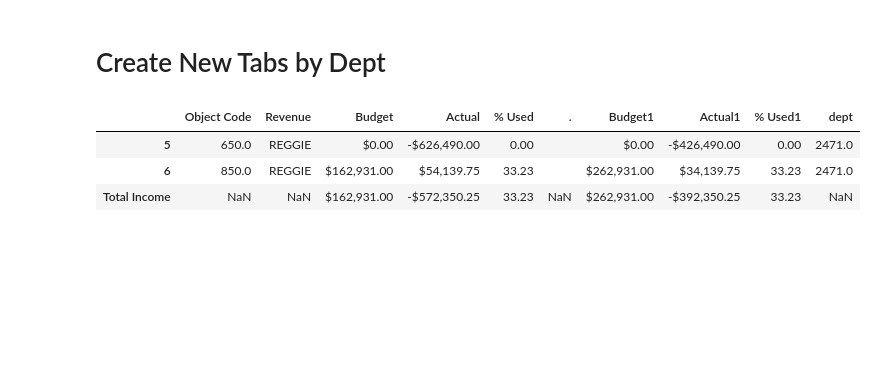
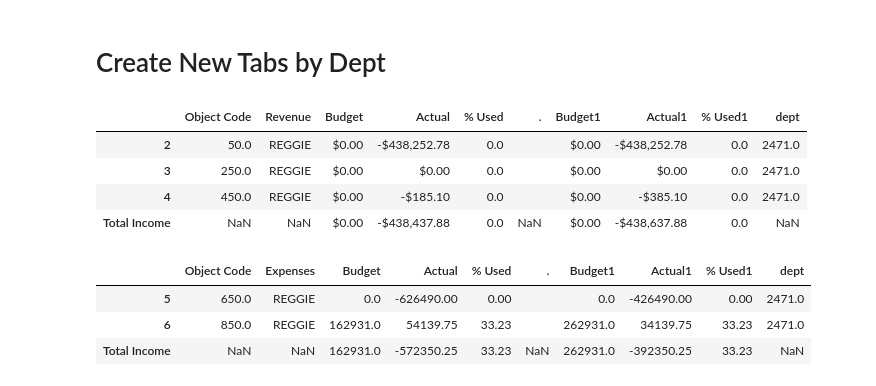
Before and after one commit to ScottySchmidt/accounting-finance-analyst, a Jupyter notebook: QrtRports.ipynb, the cells around one changed output. Drawn from its saved outputs; the diff is of its cells as text; code cells hidden in the pictures; blank space fills up the shorter version.

```diff
--- a/QrtRports.ipynb
+++ b/QrtRports.ipynb
@@ -68,8 +68,8 @@ data2.head()
 # %% [markdown]
 # Join Data with Previous Year Data
 # %%
-revDF=data.merge(data2, on='GL Account')
-revDF.head()
+data=data1.merge(data2, on='GL Account')
+data.head()
 # %% [output]
 |  | GL Account | Revenue | Budget | Actual | % Used | . | Budget1 | Actual1 | % Used1 |
 | 0 | 2470650 | REGGIE | 0 | 823.00 | 0.0 |  | 0 | 100.00 | 0.0 |
@@ -78,8 +78,8 @@ revDF.head()
 | 3 | 2471250 | REGGIE | 0 | 0.00 | 0.0 |  | 0 | 0.00 | 0.0 |
 | 4 | 2471450 | REGGIE | 0 | -185.10 | 0.0 |  | 0 | -385.10 | 0.0 |
 # %%
-revDF=revDF.rename(columns={'GL Account':'Object Code'}).reset_index(drop=True)
-revDF.head()
+data=data.rename(columns={'GL Account':'Object Code'}).reset_index(drop=True)
+data.head()
 # %% [output]
 |  | Object Code | Revenue | Budget | Actual | % Used | . | Budget1 | Actual1 | % Used1 |
 | 0 | 2470650 | REGGIE | 0 | 823.00 | 0.0 |  | 0 | 100.00 | 0.0 |
@@ -90,9 +90,9 @@ revDF.head()
 # %% [markdown]
 # Split Revenue and Expense
 # %%
-revDF['dept']  =   revDF['Object Code'].astype(str).str[:-3].astype(int)
-revDF['Object Code']  = revDF['Object Code'].astype(str).str[-3:].astype(int)
-revDF.head()
+data['dept']  =   data['Object Code'].astype(str).str[:-3].astype(int)
+data['Object Code']  = data['Object Code'].astype(str).str[-3:].astype(int)
+data.head()
 # %% [output]
 |  | Object Code | Revenue | Budget | Actual | % Used | . | Budget1 | Actual1 | % Used1 | dept |
 | 0 | 650 | REGGIE | 0 | 823.00 | 0.0 |  | 0 | 100.00 | 0.0 | 2470 |
@@ -101,7 +101,7 @@ revDF.head()
 | 3 | 250 | REGGIE | 0 | 0.00 | 0.0 |  | 0 | 0.00 | 0.0 | 2471 |
 | 4 | 450 | REGGIE | 0 | -185.10 | 0.0 |  | 0 | -385.10 | 0.0 | 2471 |
 # %%
-revDF=revDF[revDF['Object Code']> 500]
+revDF=data[data['Object Code'] < 600].sort_values(by='Object Code')
 revDF.head()
 # %% [output]
 |  | Object Code | Revenue | Budget | Actual | % Used | . | Budget1 | Actual1 | % Used1 | dept |
@@ -115,19 +126,30 @@ revDF.head()
 # %%
 import warnings
 warnings.filterwarnings("ignore")
 
 intCols=['Budget','Actual', '% Used', 'Budget1', 'Actual1', '% Used1']
-df1=revDF[(revDF['dept'] ==2471)]
-df1.loc['Total Income']= df1[intCols].sum()
-df1["Budget"] = df1["Budget"].apply(lambda x: format_currency(x, currency="USD", locale="en_US"))
-df1["Budget1"] = df1["Budget1"].apply(lambda x: format_currency(x, currency="USD", locale="en_US"))
-df1["Actual"] = df1["Actual"].apply(lambda x: format_currency(x, currency="USD", locale="en_US"))
-df1["Actual1"] = df1["Actual1"].apply(lambda x: format_currency(x, currency="USD", locale="en_US"))
+revDF1=revDF[(revDF['dept'] ==2471)]
+revDF1.loc['Total Income']= revDF1[intCols].sum()
+
+revDF1["Budget"] = revDF1["Budget"].apply(lambda x: format_currency(x, currency="USD", locale="en_US"))
+revDF1["Budget1"] = revDF1["Budget1"].apply(lambda x: format_currency(x, currency="USD", locale="en_US"))
+revDF1["Actual"] = revDF1["Actual"].apply(lambda x: format_currency(x, currency="USD", locale="en_US"))
+revDF1["Actual1"] = revDF1["Actual1"].apply(lambda x: format_currency(x, currency="USD", locale="en_US"))
 #df1['% Used1'] = df1['% Used1'].apply(lambda x: "{0:.2f}%".format(x*100))
-df1.head()
+revDF1.head()
 # %% [output]
 |  | Object Code | Revenue | Budget | Actual | % Used | . | Budget1 | Actual1 | % Used1 | dept |
-| 5 | 650.0 | REGGIE | $0.00 | -$626,490.00 | 0.00 |  | $0.00 | -$426,490.00 | 0.00 | 2471.0 |
-| 6 | 850.0 | REGGIE | $162,931.00 | $54,139.75 | 33.23 |  | $262,931.00 | $34,139.75 | 33.23 | 2471.0 |
-| Total Income | NaN | NaN | $162,931.00 | -$572,350.25 | 33.23 | NaN | $262,931.00 | -$392,350.25 | 33.23 | NaN |
+| 2 | 50.0 | REGGIE | $0.00 | -$438,252.78 | 0.0 |  | $0.00 | -$438,252.78 | 0.0 | 2471.0 |
+| 3 | 250.0 | REGGIE | $0.00 | $0.00 | 0.0 |  | $0.00 | $0.00 | 0.0 | 2471.0 |
+| 4 | 450.0 | REGGIE | $0.00 | -$185.10 | 0.0 |  | $0.00 | -$385.10 | 0.0 | 2471.0 |
+| Total Income | NaN | NaN | $0.00 | -$438,437.88 | 0.0 | NaN | $0.00 | -$438,637.88 | 0.0 | NaN |
+# %%
+expDF1=expDF[(expDF['dept'] ==2471)]
+expDF1.loc['Total Income']= expDF1[intCols].sum()
+expDF1.head()
+# %% [output]
+|  | Object Code | Expenses | Budget | Actual | % Used | . | Budget1 | Actual1 | % Used1 | dept |
+| 5 | 650.0 | REGGIE | 0.0 | -626490.00 | 0.00 |  | 0.0 | -426490.00 | 0.00 | 2471.0 |
+| 6 | 850.0 | REGGIE | 162931.0 | 54139.75 | 33.23 |  | 262931.0 | 34139.75 | 33.23 | 2471.0 |
+| Total Income | NaN | NaN | 162931.0 | -572350.25 | 33.23 | NaN | 262931.0 | -392350.25 | 33.23 | NaN |
 # %%
```
Also changed, not shown: parts of 11 cells of this notebook.
